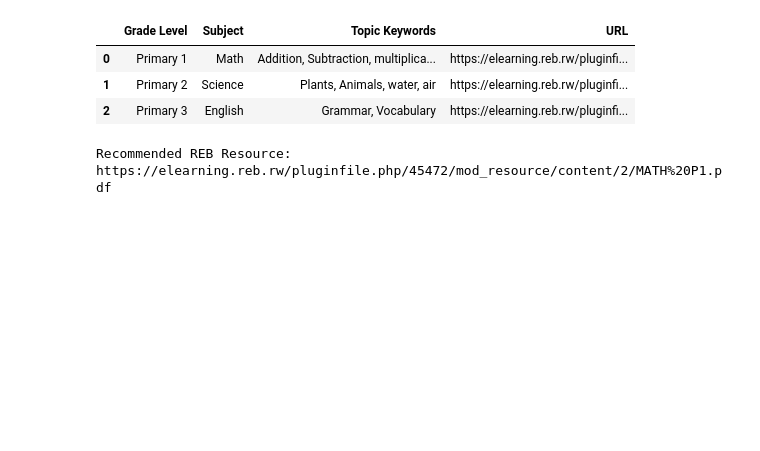
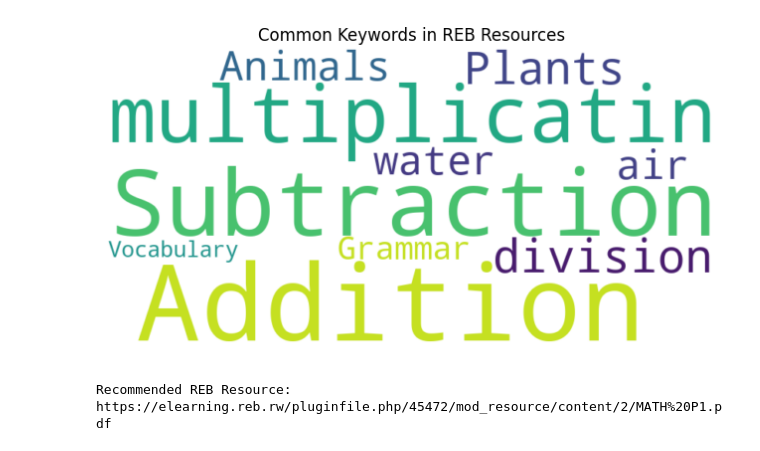
Before and after one commit to ZigaLarissa/EduAssist, a Jupyter notebook: model.ipynb, the cells around one changed output. Cells and saved outputs as stored; diff of their text form; code cells hidden in the pictures; blank space fills up the shorter version.

```diff
--- a/model.ipynb
+++ b/model.ipynb
@@ -7,25 +41,18 @@ from sklearn.metrics.pairwise import cosine_similarity
+# %%
+# Creating a word cloud of topic keywords
+all_keywords = ' '.join(reb_resources['Topic Keywords'])
+wordcloud = WordCloud(width=800, height=400, background_color='white').generate(all_keywords)
+
+plt.figure(figsize=(8,4))
+plt.imshow(wordcloud, interpolation='bilinear')
+plt.axis("off")
+plt.title("Common Keywords in REB Resources")
+plt.show()
+# %% [output]
+[figure, added]
 # %%
 # Load spaCy model
 nlp = spacy.load("en_core_web_sm")
-# %%
-# Sample dataset of REB resources
-reb_resources = pd.DataFrame({
-    'Grade Level': ['Primary 1', 'Primary 2', 'Primary 3'],
-    'Subject': ['Math', 'Science', 'English'],
-    'Topic Keywords': ['Addition, Subtraction, multiplicatin division', 'Plants, Animals, water, air', 'Grammar, Vocabulary'],
-    'URL': [
-        'https://elearning.reb.rw/pluginfile.php/45472/mod_resource/content/2/MATH%20P1.pdf',
-        'https://elearning.reb.rw/pluginfile.php/85767/mod_resource/content/1/SET%20P2%20Student%20Book.pdf',
-        'https://elearning.reb.rw/pluginfile.php/45481/mod_resource/content/1/English%20p3.pdf'
-    ]
-})
-
-reb_resources.head()
-# %% [output]
-|  | Grade Level | Subject | Topic Keywords | URL |
-| 0 | Primary 1 | Math | Addition, Subtraction, multiplica... | https://elearning.reb.rw/pluginfi... |
-| 1 | Primary 2 | Science | Plants, Animals, water, air | https://elearning.reb.rw/pluginfi... |
-| 2 | Primary 3 | English | Grammar, Vocabulary | https://elearning.reb.rw/pluginfi... |
 # %%
 # Convert topic keywords into a single text column
 reb_resources['Combined Text'] = reb_resources[['Grade Level', 'Subject', 'Topic Keywords']].agg(' '.join, axis=1)
```
Also changed, not shown: parts of 4 cells of this notebook, 1 other file.
